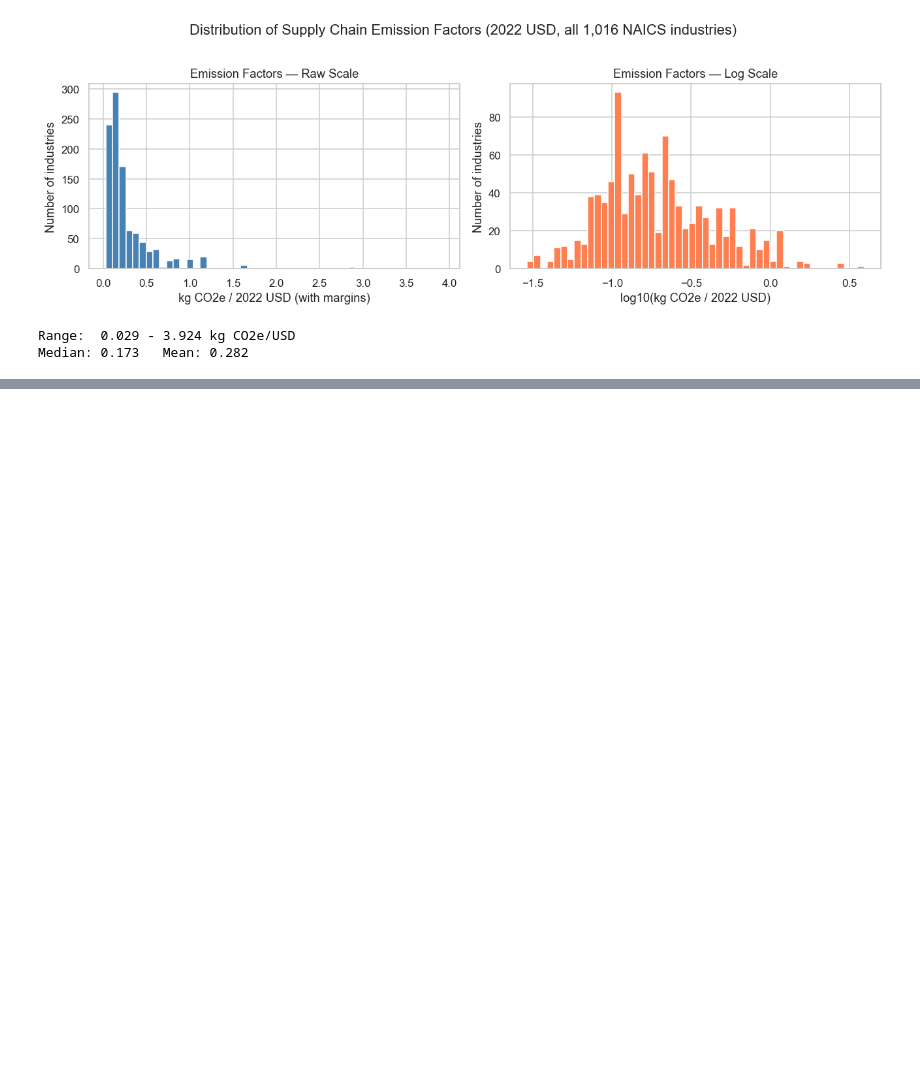
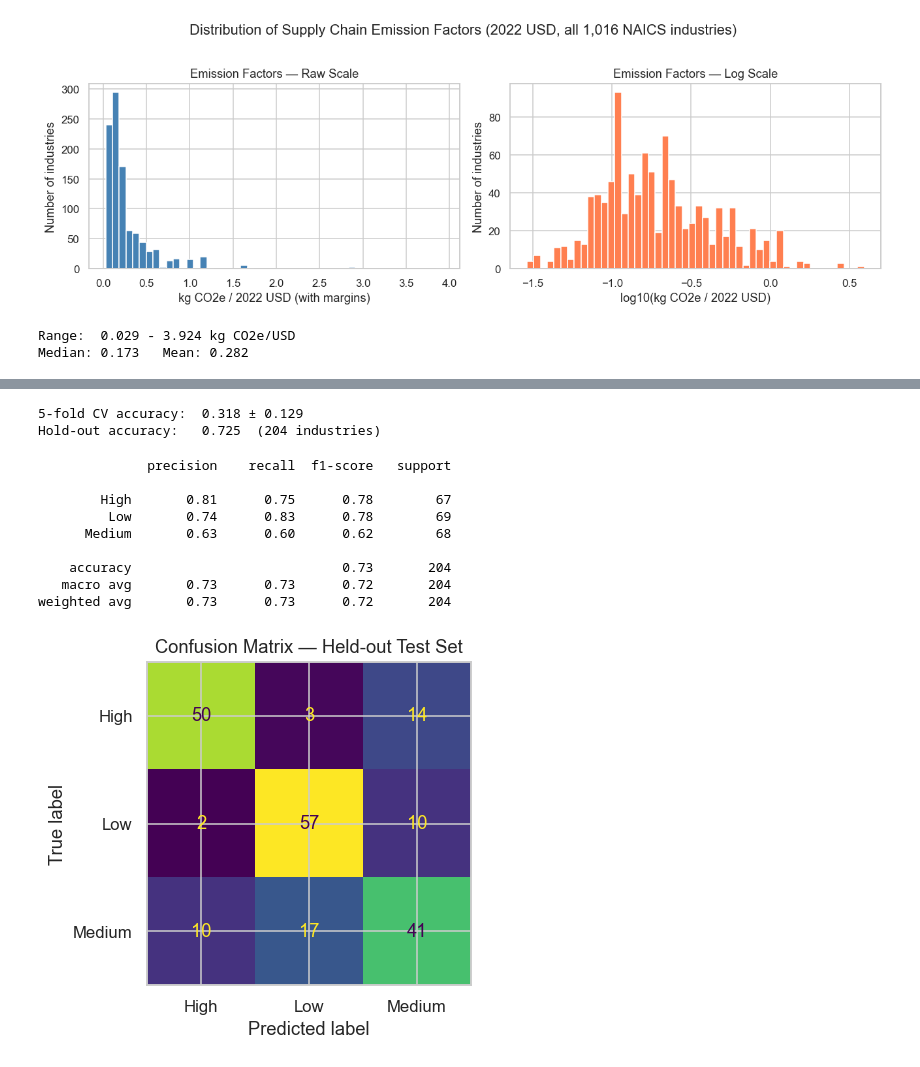
Before and after one commit to owainwilliams1/CSE151Project, a Jupyter notebook: project.ipynb, the cells around one changed output, grey strips where cells are left out. Saved outputs shown, nothing was run; the diff lists cells and outputs as text; code cells hidden in the pictures; blank space fills up the shorter version.

```diff
--- a/project.ipynb
+++ b/project.ipynb
@@ -216,0 +226,48 @@ plt.show()
+# %%
+v22["sector2"] = v22["naics_code"].astype(str).str[:2]
+
+X = v22[["industry", "sector2"]]
+y = v22["risk_tier"].astype(str)
+
+preprocessor = ColumnTransformer([
+    ("tfidf",   TfidfVectorizer(ngram_range=(1, 2)), "industry"),
+    ("sector2", OneHotEncoder(handle_unknown="ignore"), ["sector2"]),
+])
+
+pipe = Pipeline([
+    ("features", preprocessor),
+    ("clf",      LogisticRegression(max_iter=1000, C=1.0, solver="lbfgs")),
+])
+
+X_train, X_test, y_train, y_test = train_test_split(
+    X, y, test_size=0.2, random_state=42, stratify=y
+)
+pipe.fit(X_train, y_train)
+
+cv_acc = cross_val_score(pipe, X, y, cv=5, scoring="accuracy")
+print(f"5-fold CV accuracy:  {cv_acc.mean():.3f} ± {cv_acc.std():.3f}")
+print(f"Hold-out accuracy:   {(pipe.predict(X_test) == y_test).mean():.3f}  ({len(y_test)} industries)")
+# %% [output]
+5-fold CV accuracy:  0.318 ± 0.129
+Hold-out accuracy:   0.725  (204 industries)
+# %%
+y_pred = pipe.predict(X_test)
+
+print(classification_report(y_test, y_pred))
+
+fig, ax = plt.subplots(figsize=(5, 4))
+ConfusionMatrixDisplay.from_predictions(y_test, y_pred, ax=ax, colorbar=False)
+ax.set_title("Confusion Matrix — Held-out Test Set")
+plt.tight_layout()
+plt.show()
+# %% [output]
+              precision    recall  f1-score   support
+
+        High       0.81      0.75      0.78        67
+         Low       0.74      0.83      0.78        69
+      Medium       0.63      0.60      0.62        68
+
+    accuracy                           0.73       204
+   macro avg       0.73      0.73      0.72       204
+weighted avg       0.73      0.73      0.72       204
+[figure, added]
```
Also changed, not shown: parts of 17 cells of this notebook, 2 other files.
